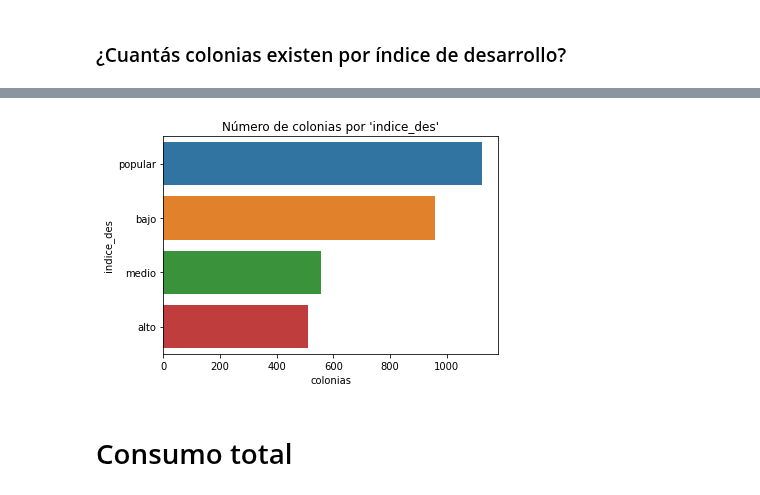
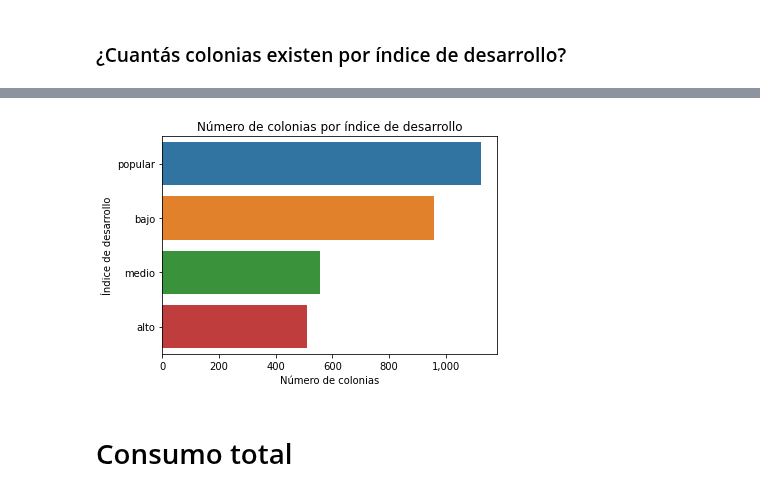
Before and after one commit to lechugaa/intro_ds_p1_consumo_agua, a Jupyter notebook: agua_profiling_reporte_cliente.ipynb, the cells around one changed output, grey strips where cells are left out. Cells and saved outputs as stored; diff of their text form; code cells hidden in the pictures.

```diff
--- a/agua_profiling_reporte_cliente.ipynb
+++ b/agua_profiling_reporte_cliente.ipynb
@@ -774,10 +752,15 @@ colonias_por_indice
 # %%
-sns.barplot(x='colonias',
-            y="indice_des",
-            data=colonias_por_indice.sort_values('colonias', ascending=False),
-            orient="h").set_title("Número de colonias por 'indice_des'");
+g_col_indice = sns.barplot(x='colonias',
+                y="indice_des",
+                data=colonias_por_indice.sort_values('colonias', ascending=False),
+                orient="h")
+
+g_col_indice.set_title("Número de colonias por índice de desarrollo")
+g_col_indice.set(ylabel="Índice de desarrollo", xlabel="Número de colonias");
+xlabels = ['{:,.0f}'.format(x) for x in g_col_indice.get_xticks()]
+g_col_indice.set_xticklabels(xlabels);
 # %% [output]
-[figure, old version]
+[figure, new version]
 # %% [markdown]
 # Consumo total
 # %% [markdown]
```
Also changed, not shown: parts of 25 cells of this notebook, 2 other files.
